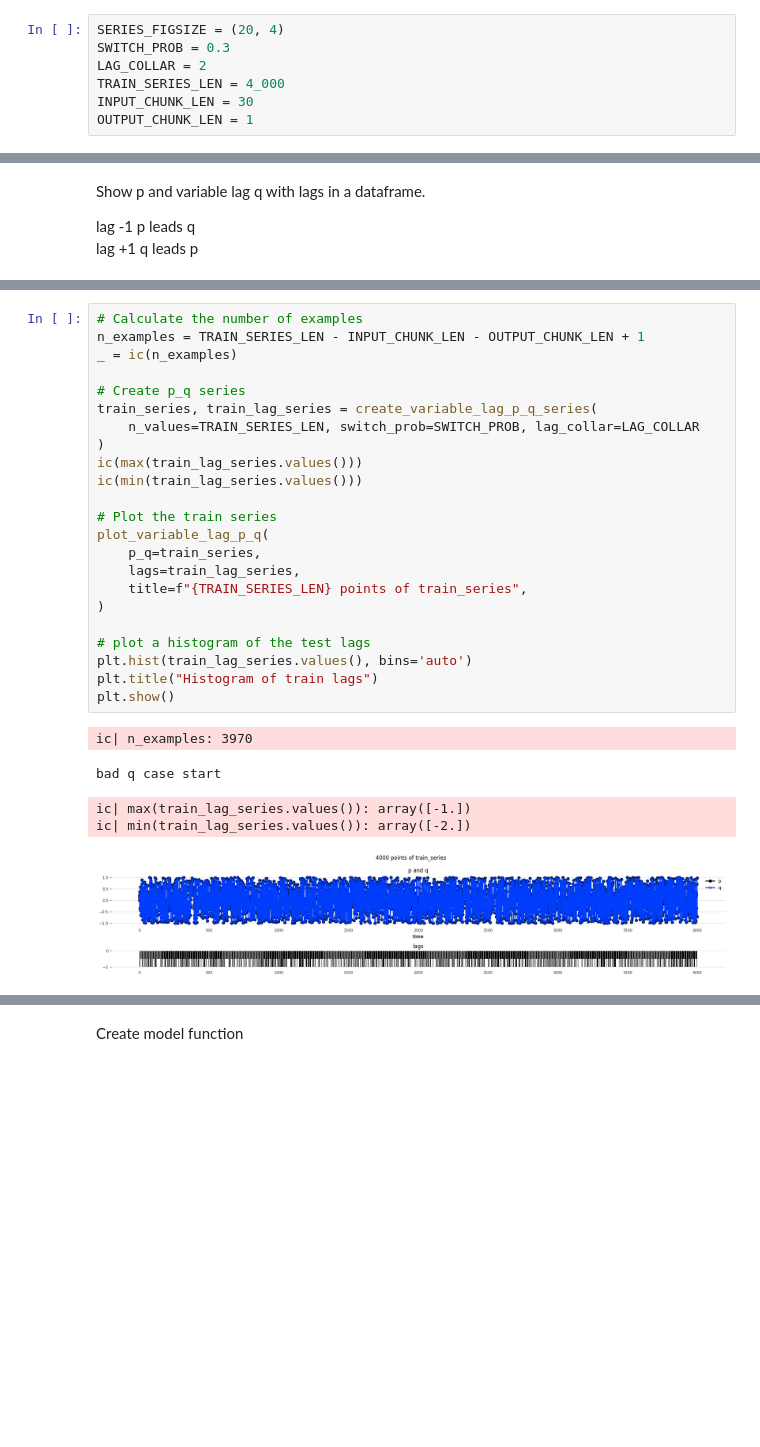
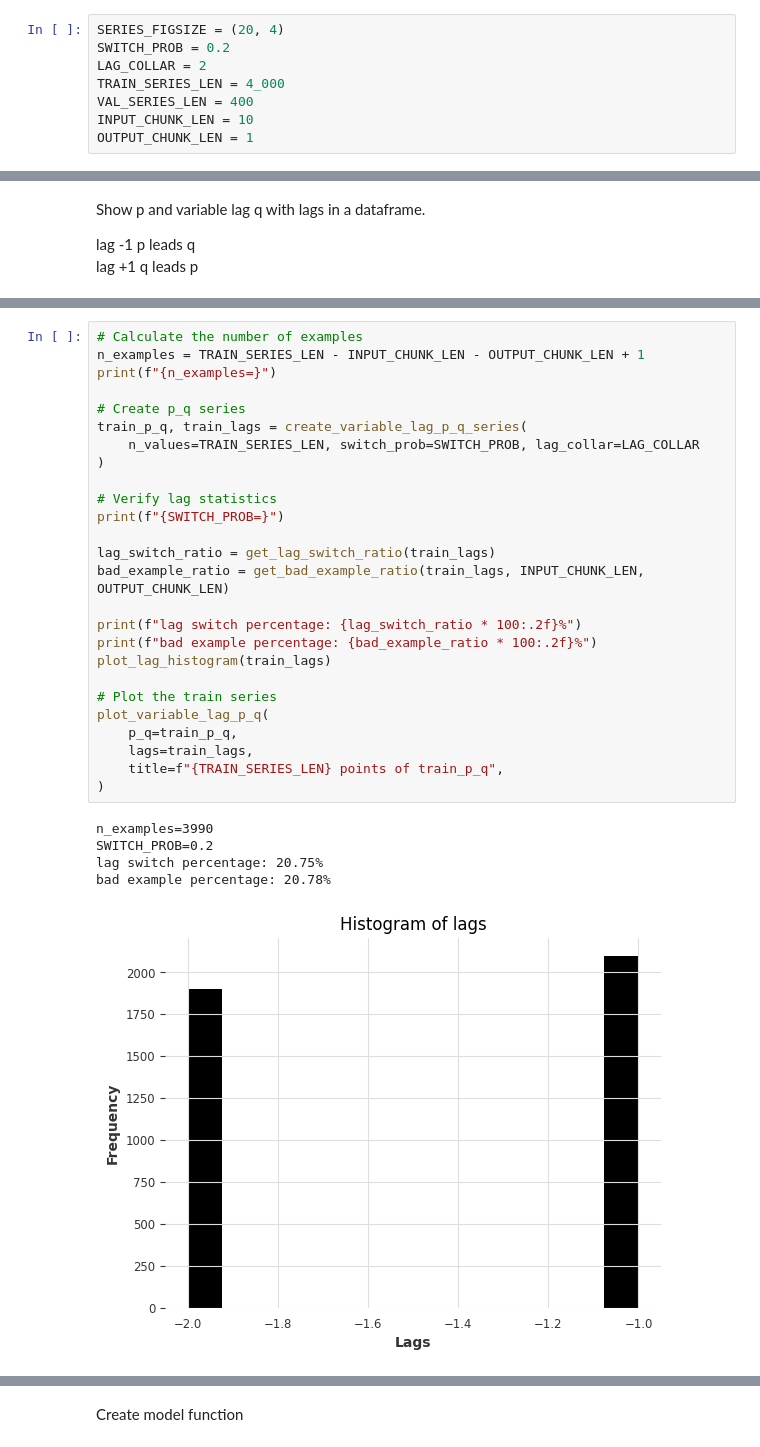
Before and after one commit to dshulman/darts, a Jupyter notebook: examples/104.ipynb, the cells around one changed output, grey strips where cells are left out. Saved outputs shown, nothing was run; the diff lists cells and outputs as text; blank space fills up the shorter version.

Commit message:
104 added val series

```diff
--- a/examples/104.ipynb
+++ b/examples/104.ipynb
@@ -60,8 +61,9 @@ warnings.filterwarnings("ignore")
 Project parameters
 # %%
 SERIES_FIGSIZE = (20, 4)
-SWITCH_PROB = 0.3
+SWITCH_PROB = 0.2
 LAG_COLLAR = 2
 TRAIN_SERIES_LEN = 4_000
-INPUT_CHUNK_LEN = 30
+VAL_SERIES_LEN = 400
+INPUT_CHUNK_LEN = 10
 OUTPUT_CHUNK_LEN = 1
@@ -294,29 +409,32 @@ plot the train series
 # %%
 # Calculate the number of examples
 n_examples = TRAIN_SERIES_LEN - INPUT_CHUNK_LEN - OUTPUT_CHUNK_LEN + 1
-_ = ic(n_examples)
+print(f"{n_examples=}")
 
 # Create p_q series
-train_series, train_lag_series = create_variable_lag_p_q_series(
+train_p_q, train_lags = create_variable_lag_p_q_series(
     n_values=TRAIN_SERIES_LEN, switch_prob=SWITCH_PROB, lag_collar=LAG_COLLAR
 )
-ic(max(train_lag_series.values()))
-ic(min(train_lag_series.values()))
+
+# Verify lag statistics
+print(f"{SWITCH_PROB=}")
+
+lag_switch_ratio = get_lag_switch_ratio(train_lags)
+bad_example_ratio = get_bad_example_ratio(train_lags, INPUT_CHUNK_LEN, OUTPUT_CHUNK_LEN)
+
+print(f"lag switch percentage: {lag_switch_ratio * 100:.2f}%")
+print(f"bad example percentage: {bad_example_ratio * 100:.2f}%")
+plot_lag_histogram(train_lags)
 
 # Plot the train series
 plot_variable_lag_p_q(
-    p_q=train_series,
-    lags=train_lag_series,
-    title=f"{TRAIN_SERIES_LEN} points of train_series",
+    p_q=train_p_q,
+    lags=train_lags,
+    title=f"{TRAIN_SERIES_LEN} points of train_p_q",
 )
-
-# plot a histogram of the test lags
-plt.hist(train_lag_series.values(), bins='auto')
-plt.title("Histogram of train lags")
-plt.show()
 # %% [output]
-ic| n_examples: 3970
+n_examples=3990
+SWITCH_PROB=0.2
+lag switch percentage: 20.75%
+bad example percentage: 20.78%
-bad q case start
-ic| max(train_lag_series.values()): array([-1.])
-ic| min(train_lag_series.values()): array([-2.])
-[figure, old version]
+[figure, new version]
```
Also changed, not shown: parts of 18 cells of this notebook.
